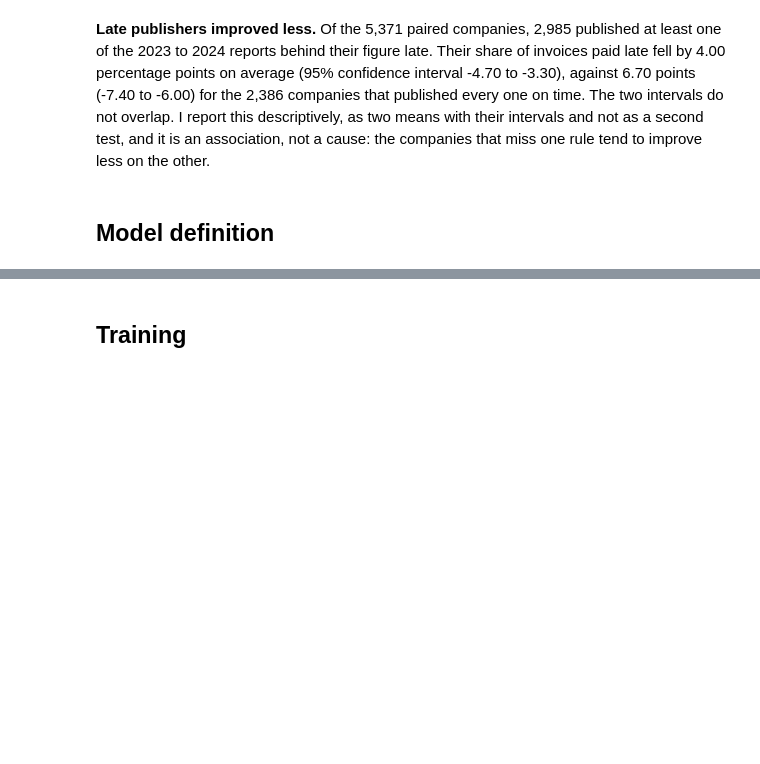
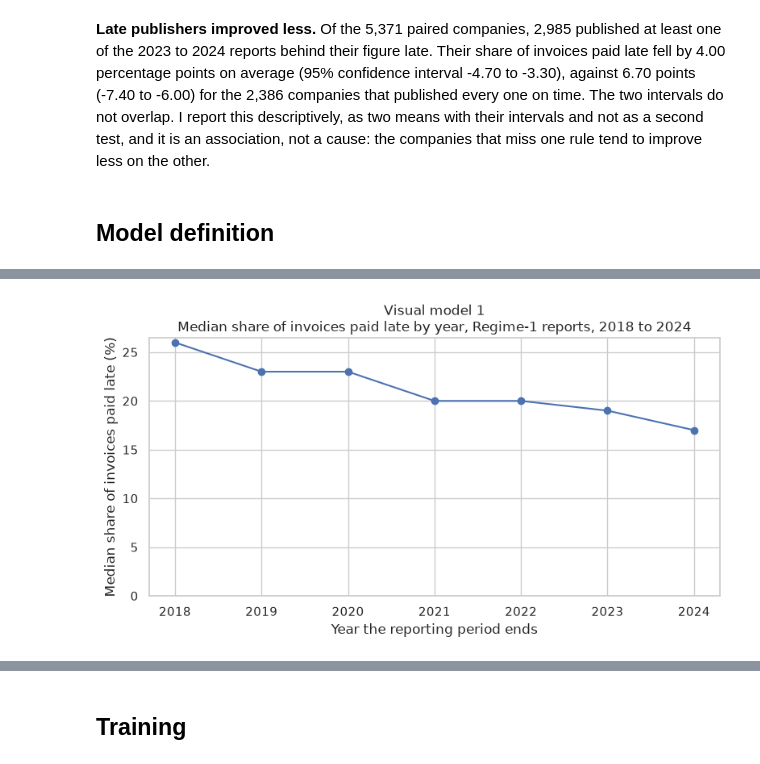
Before and after one commit to PaddyGilliland1/statistical-analysis-project, a Jupyter notebook: analysis.ipynb, the cells around one changed output, grey strips where cells are left out. Saved outputs shown, nothing was run; the diff lists cells and outputs as text; code cells hidden in the pictures; blank space fills up the shorter version.

Commit message:
Add three visual models and compare them

```diff
--- a/analysis.ipynb
+++ b/analysis.ipynb
@@ -16,7 +16,9 @@
 import hashlib
 from pathlib import Path
 
+import matplotlib.pyplot as plt
 import pandas as pd
+import seaborn as sns
 from scipy import stats
 
 # I show every column, whole cell text and two decimal places with thousands
@@ -24,6 +26,7 @@ from scipy import stats
 pd.set_option("display.max_columns", None)
 pd.set_option("display.max_colwidth", None)
 pd.set_option("display.float_format", "{:,.2f}".format)
+sns.set_theme(style="whitegrid")
 # %%
 DATA = Path("all_published_reports_20261006.csv")
 EXPORT_URL = "https://check-payment-practices.service.gov.uk/export/csv/"
@@ -1410,0 +1624,4 @@ by_filing
+# %%
+analysed = flagged[~excluded]
+yearly = yearly_median(analysed, col, years=(2018, 2024))
+yearly
@@ -1410,0 +1638,10 @@ by_filing
+# %%
+vm1 = plot_yearly_median(
+    yearly,
+    "Visual model 1",
+    "Median share of invoices paid late by year, Regime-1 reports, "
+    "2018 to 2024",
+)
+plt.show()
+# %% [output]
+[figure, added]
```
Also changed, not shown: parts of 14 cells of this notebook.
